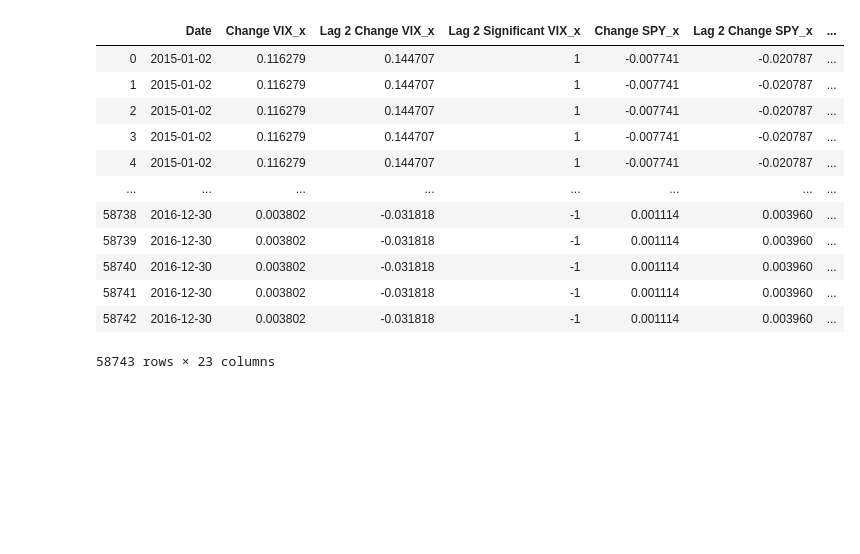
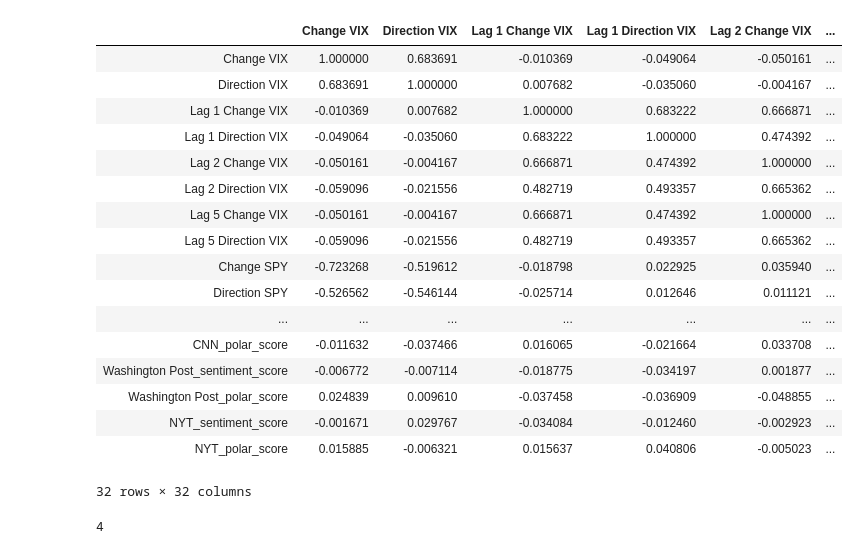
Before and after one commit to osirissc2/sentistock, a Jupyter notebook: CorrelationCheck.ipynb, the cells around one changed output. Drawn from its saved outputs; the diff is of its cells as text; code cells hidden in the pictures; blank space fills up the shorter version.

```diff
--- a/CorrelationCheck.ipynb
+++ b/CorrelationCheck.ipynb
@@ -3,10 +4,11 @@ import pandas as pd
 # %%
 feature_dir = 'data/features/'
 # %%
-df_twitter = pd.read_csv(feature_dir+'twitter_features.csv')
-df_news = pd.read_csv(feature_dir+'news_features.csv')
-df_out= pd.read_csv(feature_dir+'index_features.csv')
+df_twitter = pd.read_csv(feature_dir+'twitter_features.csv', parse_dates = ['Date'])
+df_news = pd.read_csv(feature_dir+'news_features.csv', parse_dates = ['Date'])
+df_out= pd.read_csv(feature_dir+'index_features.csv', parse_dates = ['Date'])
+df_stocks= pd.read_csv(feature_dir+'stock_features.csv', parse_dates = ['Date'])
 # %%
 df = pd.merge(df_out, df_twitter, how='left', on='Date')
 df2 = pd.merge(df_out, df_news, how='left', on='Date')
-df3 = pd.merge(df, df2, how='outer', on='Date')
+df3 = pd.merge(df, df_news, how='left', on='Date')
@@ -43,16 +73,23 @@ df2.corr()
+# %%
+df3.fillna(0, inplace=True)
 # %%
-df3
+df3.corr()
 # %% [output]
-|  | Date | Change VIX_x | Lag 2 Change VIX_x | Lag 2 Significant VIX_x | Change SPY_x | Lag 2 Change SPY_x | ... |
-| 0 | 2015-01-02 | 0.116279 | 0.144707 | 1 | -0.007741 | -0.020787 | ... |
-| 1 | 2015-01-02 | 0.116279 | 0.144707 | 1 | -0.007741 | -0.020787 | ... |
-| 2 | 2015-01-02 | 0.116279 | 0.144707 | 1 | -0.007741 | -0.020787 | ... |
-| 3 | 2015-01-02 | 0.116279 | 0.144707 | 1 | -0.007741 | -0.020787 | ... |
-| 4 | 2015-01-02 | 0.116279 | 0.144707 | 1 | -0.007741 | -0.020787 | ... |
-| ... | ... | ... | ... | ... | ... | ... | ... |
-| 58738 | 2016-12-30 | 0.003802 | -0.031818 | -1 | 0.001114 | 0.003960 | ... |
-| 58739 | 2016-12-30 | 0.003802 | -0.031818 | -1 | 0.001114 | 0.003960 | ... |
-| 58740 | 2016-12-30 | 0.003802 | -0.031818 | -1 | 0.001114 | 0.003960 | ... |
-| 58741 | 2016-12-30 | 0.003802 | -0.031818 | -1 | 0.001114 | 0.003960 | ... |
-| 58742 | 2016-12-30 | 0.003802 | -0.031818 | -1 | 0.001114 | 0.003960 | ... |
+|  | Change VIX | Direction VIX | Lag 1 Change VIX | Lag 1 Direction VIX | Lag 2 Change VIX | ... |
+| Change VIX | 1.000000 | 0.683691 | -0.010369 | -0.049064 | -0.050161 | ... |
+| Direction VIX | 0.683691 | 1.000000 | 0.007682 | -0.035060 | -0.004167 | ... |
+| Lag 1 Change VIX | -0.010369 | 0.007682 | 1.000000 | 0.683222 | 0.666871 | ... |
+| Lag 1 Direction VIX | -0.049064 | -0.035060 | 0.683222 | 1.000000 | 0.474392 | ... |
+| Lag 2 Change VIX | -0.050161 | -0.004167 | 0.666871 | 0.474392 | 1.000000 | ... |
+| Lag 2 Direction VIX | -0.059096 | -0.021556 | 0.482719 | 0.493357 | 0.665362 | ... |
+| Lag 5 Change VIX | -0.050161 | -0.004167 | 0.666871 | 0.474392 | 1.000000 | ... |
+| Lag 5 Direction VIX | -0.059096 | -0.021556 | 0.482719 | 0.493357 | 0.665362 | ... |
+| Change SPY | -0.723268 | -0.519612 | -0.018798 | 0.022925 | 0.035940 | ... |
+| Direction SPY | -0.526562 | -0.546144 | -0.025714 | 0.012646 | 0.011121 | ... |
+| ... | ... | ... | ... | ... | ... | ... |
+| CNN_polar_score | -0.011632 | -0.037466 | 0.016065 | -0.021664 | 0.033708 | ... |
+| Washington Post_sentiment_score | -0.006772 | -0.007114 | -0.018775 | -0.034197 | 0.001877 | ... |
+| Washington Post_polar_score | 0.024839 | 0.009610 | -0.037458 | -0.036909 | -0.048855 | ... |
+| NYT_sentiment_score | -0.001671 | 0.029767 | -0.034084 | -0.012460 | -0.002923 | ... |
+| NYT_polar_score | 0.015885 | -0.006321 | 0.015637 | 0.040806 | -0.005023 | ... |
-58743 rows × 23 columns
+32 rows × 32 columns
@@ -58,0 +108,4 @@ df3
+# %%
+len(magic_dfs)
+# %% [output]
+4
```
Also changed, not shown: parts of 11 cells of this notebook, 26 other files.
